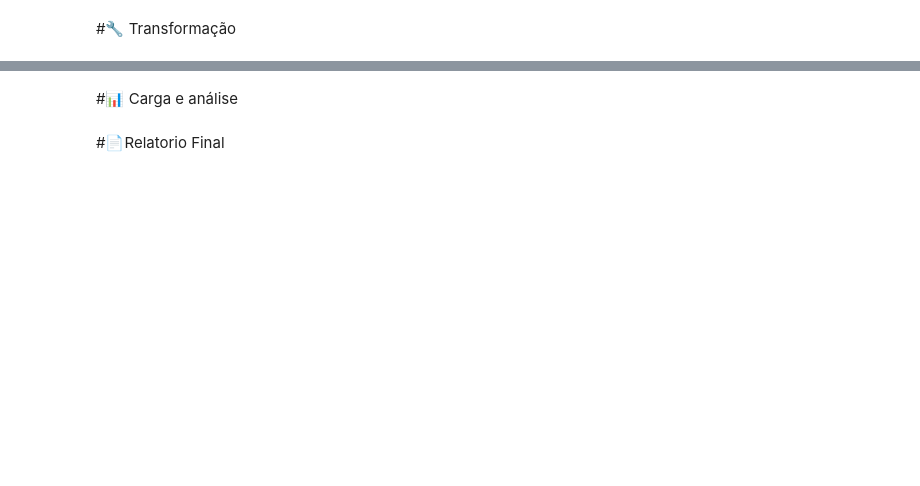
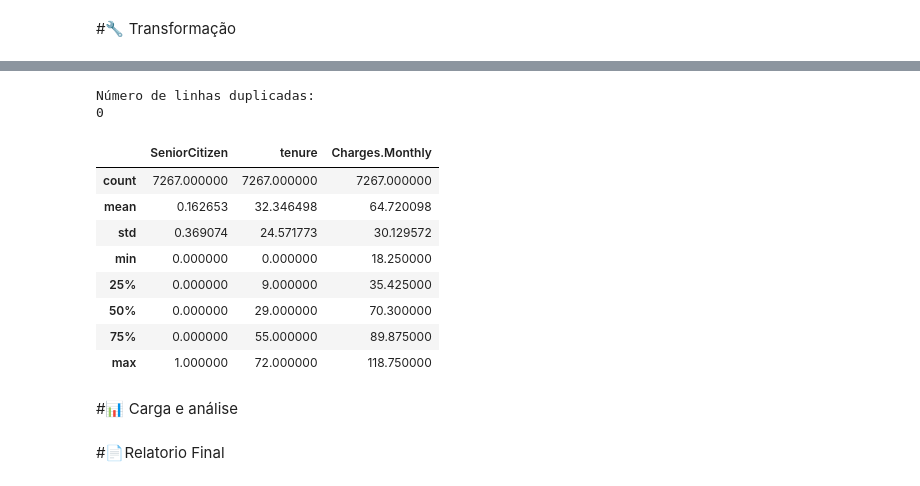
Before and after one commit to Cristina225/AluraStoreBr-4-.ipynb, a Jupyter notebook: TelecomX_BR.ipynb, the cells around one changed output, grey strips where cells are left out. Saved outputs shown, nothing was run; the diff lists cells and outputs as text; code cells hidden in the pictures; blank space fills up the shorter version.

```diff
--- a/TelecomX_BR.ipynb
+++ b/TelecomX_BR.ipynb
@@ -76,3 +81,8 @@ Primeiras linhas do DataFrame desaninhado:
 4              Yes      Mailed check            83.9          267.4
 
 [5 rows x 21 columns]
+# %%
+#Remover as informações vazias
+display(df.info())
+df = df.dropna()
+display(df.info())
@@ -81,3 +149,21 @@ Primeiras linhas do DataFrame desaninhado:
+# %%
+print("\nNúmero de linhas duplicadas:"),
+print(df.duplicated().sum())
+# %% [output]
+Número de linhas duplicadas:
+0
+# %%
+display(df.describe())
+# %% [output]
+|  | SeniorCitizen | tenure | Charges.Monthly |
+| count | 7267.000000 | 7267.000000 | 7267.000000 |
+| mean | 0.162653 | 32.346498 | 64.720098 |
+| std | 0.369074 | 24.571773 | 30.129572 |
+| min | 0.000000 | 0.000000 | 18.250000 |
+| 25% | 0.000000 | 9.000000 | 35.425000 |
+| 50% | 0.000000 | 29.000000 | 70.300000 |
+| 75% | 0.000000 | 55.000000 | 89.875000 |
+| max | 1.000000 | 72.000000 | 118.750000 |
 # %% [markdown]
 #📊 Carga e análise
 # %% [markdown]
```
Also changed, not shown: parts of 7 cells of this notebook.
